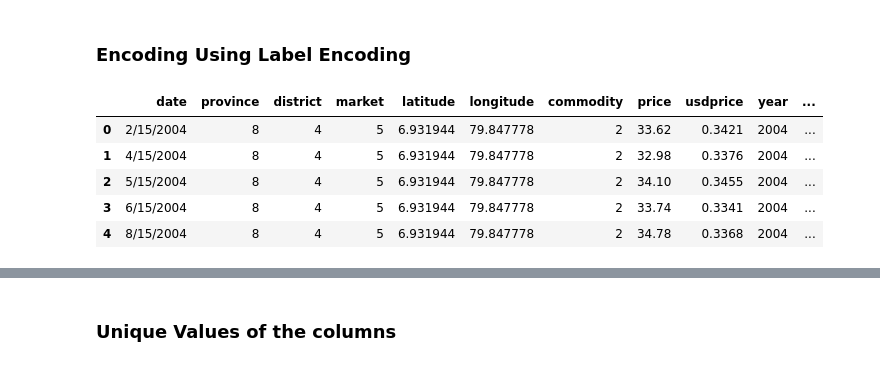
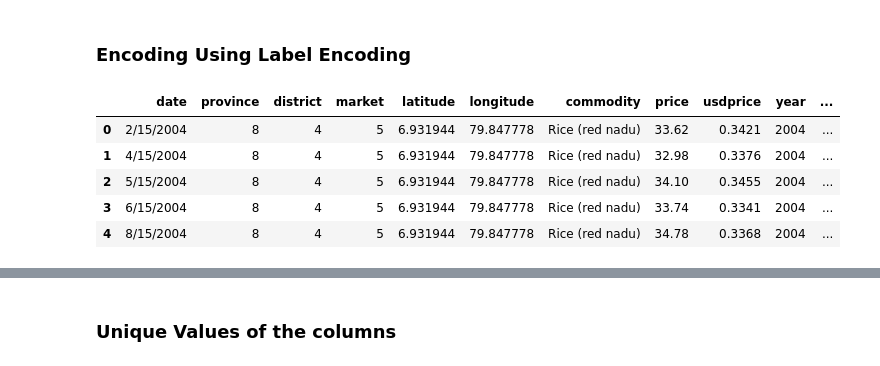
Before and after one commit to HChandeepa/Sri_Lanka_Food_Prices_Analysis, a Jupyter notebook: Sri_Lanka_Food_Prices_CW.ipynb, the cells around one changed output, grey strips where cells are left out. Saved outputs shown, nothing was run; the diff lists cells and outputs as text; code cells hidden in the pictures.

```diff
--- a/Sri_Lanka_Food_Prices_CW.ipynb
+++ b/Sri_Lanka_Food_Prices_CW.ipynb
@@ -393,22 +398,22 @@ Unique values in commodity: ['Rice (red nadu)' 'Rice (white)' 'Rice (long grain)
 # %%
 from sklearn.preprocessing import LabelEncoder
 
 
 # Initialize LabelEncoder
 label_encoder = LabelEncoder()
 
 # List of categorical columns to encode
-categorical_columns = ['province', 'district', 'market','commodity']
+categorical_columns = ['province', 'district', 'market']
 
 # Apply LabelEncoder to each column
 for col in categorical_columns:
     df2[col] = label_encoder.fit_transform(df2[col])
 
 df2.head()
 # %% [output]
 |  | date | province | district | market | latitude | longitude | commodity | price | usdprice | year | ... |
-| 0 | 2/15/2004 | 8 | 4 | 5 | 6.931944 | 79.847778 | 2 | 33.62 | 0.3421 | 2004 | ... |
-| 1 | 4/15/2004 | 8 | 4 | 5 | 6.931944 | 79.847778 | 2 | 32.98 | 0.3376 | 2004 | ... |
-| 2 | 5/15/2004 | 8 | 4 | 5 | 6.931944 | 79.847778 | 2 | 34.10 | 0.3455 | 2004 | ... |
-| 3 | 6/15/2004 | 8 | 4 | 5 | 6.931944 | 79.847778 | 2 | 33.74 | 0.3341 | 2004 | ... |
-| 4 | 8/15/2004 | 8 | 4 | 5 | 6.931944 | 79.847778 | 2 | 34.78 | 0.3368 | 2004 | ... |
+| 0 | 2/15/2004 | 8 | 4 | 5 | 6.931944 | 79.847778 | Rice (red nadu) | 33.62 | 0.3421 | 2004 | ... |
+| 1 | 4/15/2004 | 8 | 4 | 5 | 6.931944 | 79.847778 | Rice (red nadu) | 32.98 | 0.3376 | 2004 | ... |
+| 2 | 5/15/2004 | 8 | 4 | 5 | 6.931944 | 79.847778 | Rice (red nadu) | 34.10 | 0.3455 | 2004 | ... |
+| 3 | 6/15/2004 | 8 | 4 | 5 | 6.931944 | 79.847778 | Rice (red nadu) | 33.74 | 0.3341 | 2004 | ... |
+| 4 | 8/15/2004 | 8 | 4 | 5 | 6.931944 | 79.847778 | Rice (red nadu) | 34.78 | 0.3368 | 2004 | ... |
```
Also changed, not shown: parts of 11 cells of this notebook.
